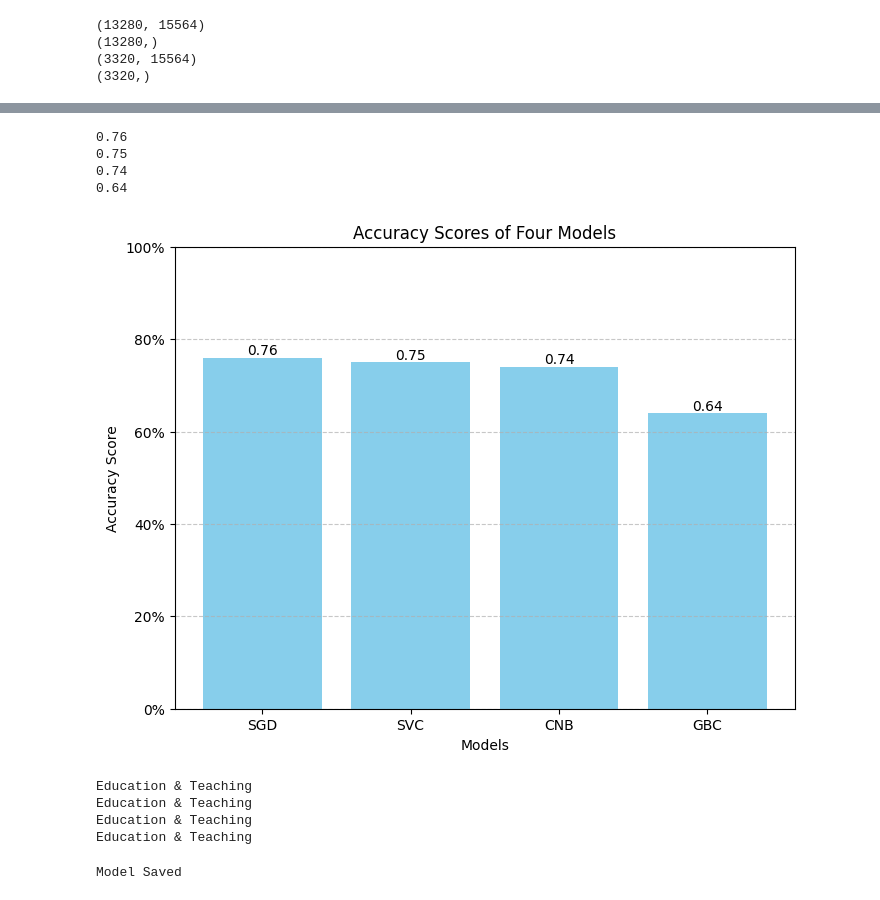
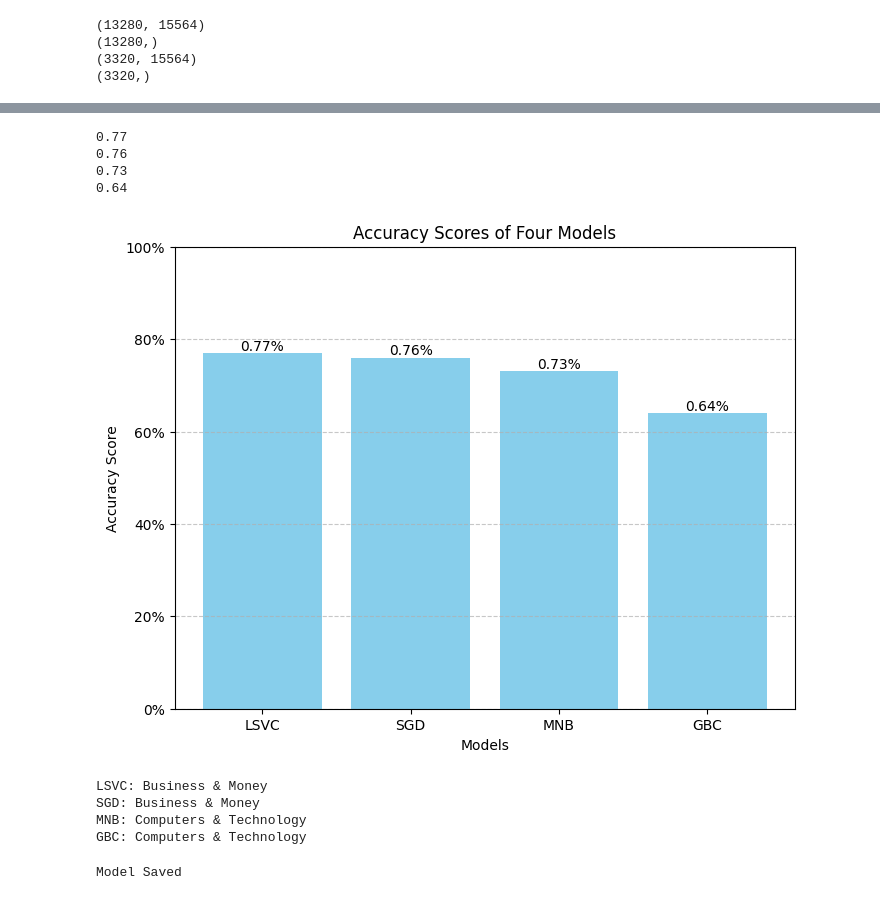
Before and after one commit to izzanka/book-category-classifier, a Jupyter notebook: main.ipynb, the cells around one changed output, grey strips where cells are left out. Drawn from its saved outputs; the diff is of its cells as text; code cells hidden in the pictures.

```diff
--- a/main.ipynb
+++ b/main.ipynb
@@ -150,7 +149,0 @@ Wall time: 208 ms
-# %%
-%%time
-
-cnb = ComplementNB()
-cnb.fit(X_train, y_train)
-cnb_pred = cnb.predict(X_test)
-print("Classification Report:\n", classification_report(y_test, cnb_pred))
@@ -177,0 +150,7 @@ Wall time: 37.2 ms
+# %%
+%%time
+
+mnb = MultinomialNB()
+mnb.fit(X_train, y_train)
+mnb_pred = mnb.predict(X_test)
+print("Classification Report:\n", classification_report(y_test, mnb_pred))
@@ -206,34 +206,34 @@ Wall time: 4min 13s
 # %%
+lsvc_accuracy = round(accuracy_score(y_test, lsvc_pred),2)
 sgd_accuracy = round(accuracy_score(y_test, sgd_pred),2)
-svc_accuracy = round(accuracy_score(y_test, svc_pred),2)
-cnb_accuracy = round(accuracy_score(y_test, cnb_pred),2)
+mnb_accuracy = round(accuracy_score(y_test, mnb_pred),2)
 gbc_accuracy = round(accuracy_score(y_test, gbc_pred),2)
 
+print(lsvc_accuracy)
 print(sgd_accuracy)
-print(svc_accuracy)
-print(cnb_accuracy)
+print(mnb_accuracy)
 print(gbc_accuracy)
 # %% [output]
+0.77
 0.76
-0.75
-0.74
+0.73
 0.64
 # %%
-models = ['SGD', 'SVC', 'CNB', 'GBC']
-scores = [sgd_accuracy, svc_accuracy, cnb_accuracy, gbc_accuracy]
+models = ['LSVC', 'SGD', 'MNB', 'GBC']
+scores = [lsvc_accuracy, sgd_accuracy, mnb_accuracy, gbc_accuracy]
 # %%
 plt.figure(figsize=(8, 6))
 bars = plt.bar(models, scores, color='skyblue')
 plt.title('Accuracy Scores of Four Models')
 plt.xlabel('Models')
 plt.ylabel('Accuracy Score')
 plt.ylim(0, 1)
 plt.gca().yaxis.set_major_formatter(mtick.PercentFormatter(xmax=1))
 for bar, score in zip(bars, scores):
-    plt.text(bar.get_x() + bar.get_width() / 2, bar.get_height(), f'{score:.2f}',
+    plt.text(bar.get_x() + bar.get_width() / 2, bar.get_height(), f'{score:.2f}%',
              ha='center', va='bottom', color='black')
 plt.grid(axis='y', linestyle='--', alpha=0.7)
 plt.show()
 # %% [output]
-[figure, old version]
+[figure, new version]
 # %%
@@ -247,14 +247,14 @@ cnb_predict = (cnb.predict(text_transform))
 gbc_predict = (gbc.predict(text_transform))
 # %%
-print(le.inverse_transform(sgd_predict)[0])
-print(le.inverse_transform(svc_predict)[0])
-print(le.inverse_transform(cnb_predict)[0])
-print(le.inverse_transform(gbc_predict)[0])
+print("LSVC: " + le.inverse_transform(lsvc_predict)[0])
+print("SGD: " + le.inverse_transform(sgd_predict)[0])
+print("MNB: " + le.inverse_transform(mnb_predict)[0])
+print("GBC: " + le.inverse_transform(gbc_predict)[0])
 # %% [output]
-Education & Teaching
-Education & Teaching
-Education & Teaching
-Education & Teaching
+LSVC: Business & Money
+SGD: Business & Money
+MNB: Computers & Technology
+GBC: Computers & Technology
 # %%
 dump(le, 'label.pkl')
 dump(vectorizer, 'vectorizer.pkl')
```
Also changed, not shown: parts of 10 cells of this notebook, 2 other files.
